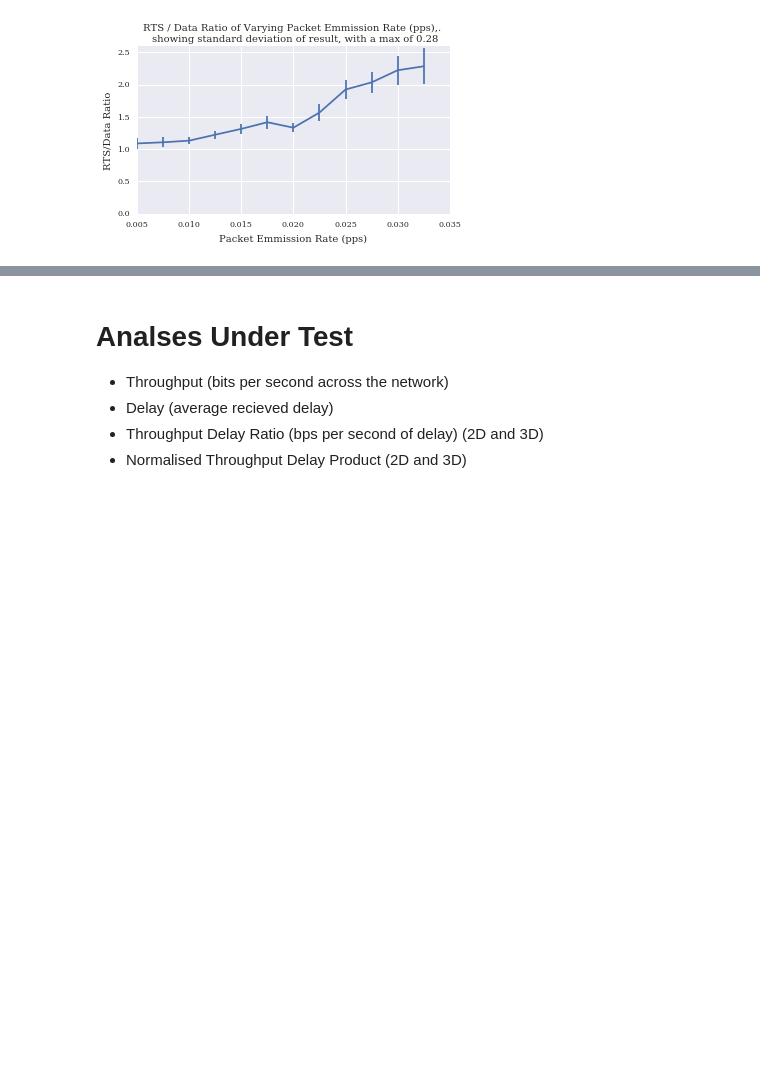
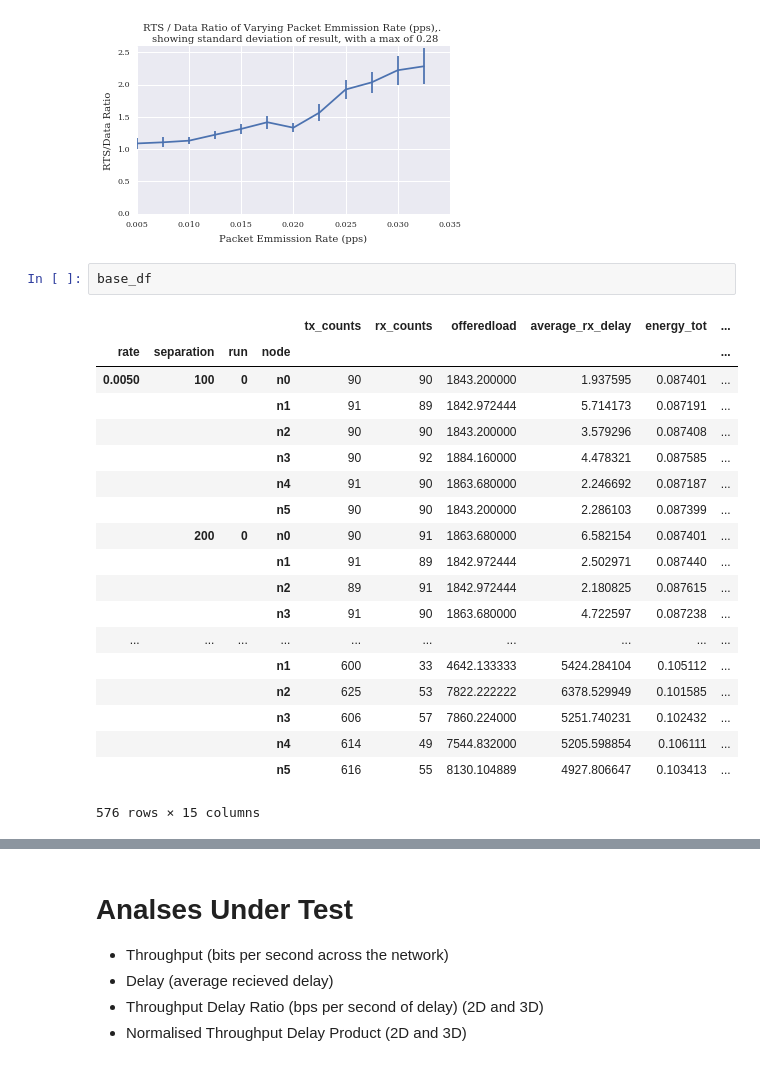
Before and after one commit to andrewbolster/aietes, a Jupyter notebook: scripts/notebooks/DataProcessing/Data Processing for AdHocNow.ipynb, the cells around one changed output, grey strips where cells are left out. Saved outputs shown, nothing was run; the diff lists cells and outputs as text; blank space fills up the shorter version.

```diff
--- a/scripts/notebooks/DataProcessing/Data Processing for AdHocNow.ipynb
+++ b/scripts/notebooks/DataProcessing/Data Processing for AdHocNow.ipynb
@@ -251,6 +250,28 @@ fig.savefig("rts_static.pdf")
 [figure]
 [figure]
 [figure]
+# %%
+base_df
+# %% [output]
+|  |  |  |  | tx_counts | rx_counts | offeredload | average_rx_delay | energy_tot | ... |
+| rate | separation | run | node |  |  |  |  |  | ... |
+| 0.0050 | 100 | 0 | n0 | 90 | 90 | 1843.200000 | 1.937595 | 0.087401 | ... |
+|  |  |  | n1 | 91 | 89 | 1842.972444 | 5.714173 | 0.087191 | ... |
+|  |  |  | n2 | 90 | 90 | 1843.200000 | 3.579296 | 0.087408 | ... |
+|  |  |  | n3 | 90 | 92 | 1884.160000 | 4.478321 | 0.087585 | ... |
+|  |  |  | n4 | 91 | 90 | 1863.680000 | 2.246692 | 0.087187 | ... |
+|  |  |  | n5 | 90 | 90 | 1843.200000 | 2.286103 | 0.087399 | ... |
+|  | 200 | 0 | n0 | 90 | 91 | 1863.680000 | 6.582154 | 0.087401 | ... |
+|  |  |  | n1 | 91 | 89 | 1842.972444 | 2.502971 | 0.087440 | ... |
+|  |  |  | n2 | 89 | 91 | 1842.972444 | 2.180825 | 0.087615 | ... |
+|  |  |  | n3 | 91 | 90 | 1863.680000 | 4.722597 | 0.087238 | ... |
+| ... | ... | ... | ... | ... | ... | ... | ... | ... | ... |
+|  |  |  | n1 | 600 | 33 | 4642.133333 | 5424.284104 | 0.105112 | ... |
+|  |  |  | n2 | 625 | 53 | 7822.222222 | 6378.529949 | 0.101585 | ... |
+|  |  |  | n3 | 606 | 57 | 7860.224000 | 5251.740231 | 0.102432 | ... |
+|  |  |  | n4 | 614 | 49 | 7544.832000 | 5205.598854 | 0.106111 | ... |
+|  |  |  | n5 | 616 | 55 | 8130.104889 | 4927.806647 | 0.103413 | ... |
+576 rows × 15 columns
 # %%
 stats = get_separation_stats(base_df,0.025)
 var = "Average Node Separation (m)"
```
Also changed, not shown: parts of 8 cells of this notebook, 4 other files.
